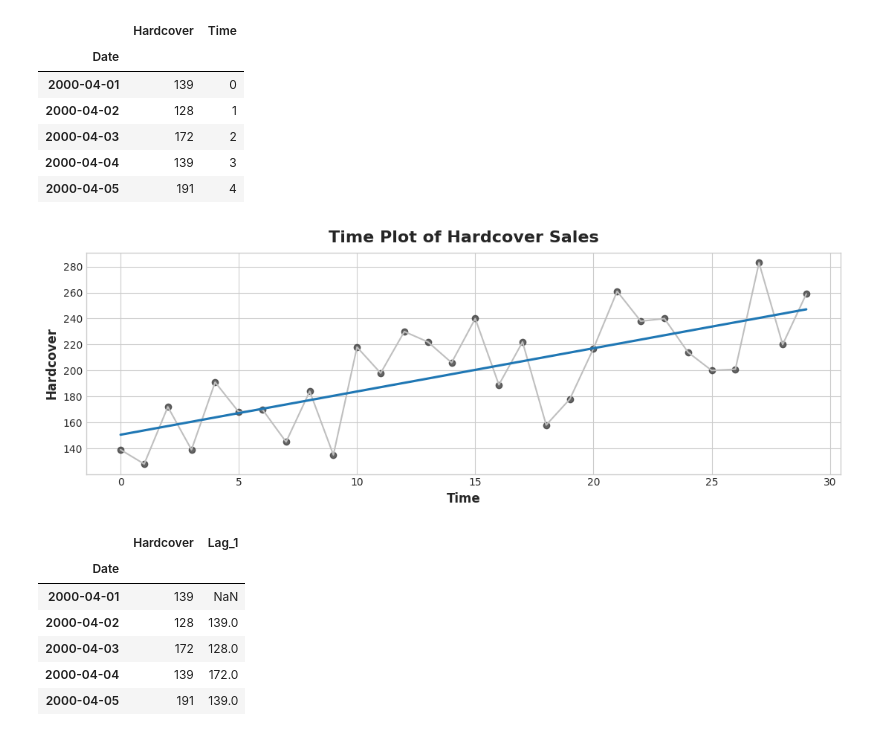
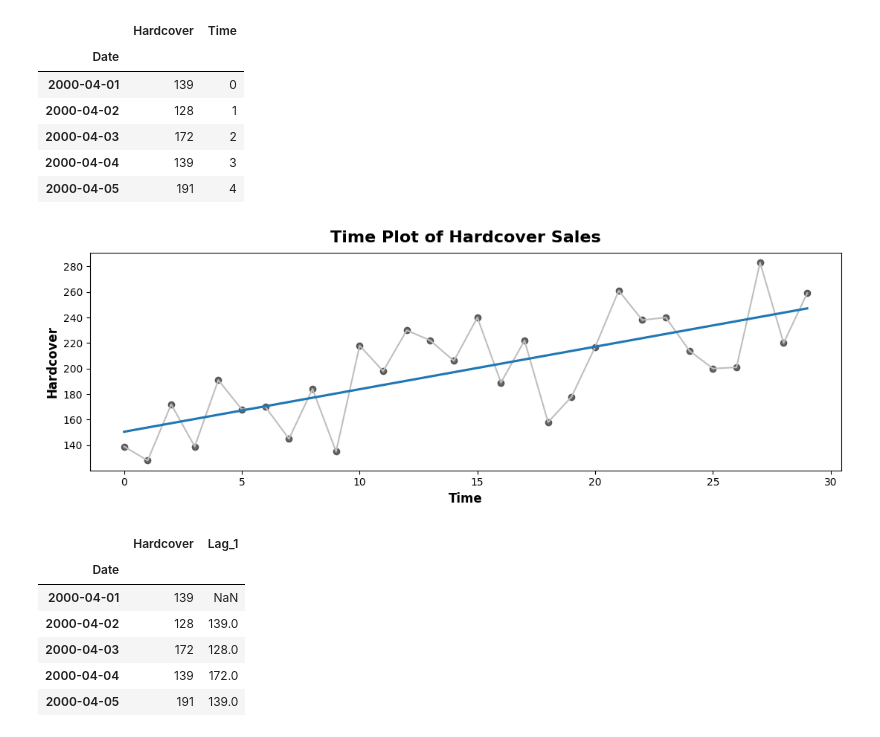
Before and after one commit to Ryan-Palmer/time-series-ml-intro, a Jupyter notebook: src/store-sales-time-series-forecasting.ipynb, the cells around one changed output. Saved outputs shown, nothing was run; the diff lists cells and outputs as text; code cells hidden in the pictures.

```diff
--- a/src/store-sales-time-series-forecasting.ipynb
+++ b/src/store-sales-time-series-forecasting.ipynb
@@ -25,10 +25,11 @@ if gpus:
 import pandas as pd
 from pathlib import Path
 
-data_dir = Path("src/data/course")
+course_data_dir = Path("src/data/course")
+data_dir = Path("src/data")
 
 df = pd.read_csv(
-        data_dir / "book_sales.csv",
+        course_data_dir / "book_sales.csv",
         index_col='Date',
         parse_dates=['Date'],
     ).drop('Paperback', axis=1)
@@ -59,30 +60,30 @@ df.head()
 # %%
 import matplotlib.pyplot as plt
 import seaborn as sns
 
-plt.style.use("seaborn-whitegrid")
+# plt.style.use("seaborn-whitegrid")
 plt.rc(
     "figure",
     autolayout=True,
     figsize=(11, 4),
     titlesize=18,
     titleweight='bold',
 )
 plt.rc(
     "axes",
     labelweight="bold",
     labelsize="large",
     titleweight="bold",
     titlesize=16,
     titlepad=10,
 )
 
 fig, ax = plt.subplots()
 ax.plot('Time', 'Hardcover', data=df, color='0.75')
 ax = sns.regplot(x='Time', y='Hardcover', data=df, ci=None, scatter_kws=dict(color='0.25'))
 ax.set_title('Time Plot of Hardcover Sales');
 # %% [output]
-[figure, old version]
+[figure, new version]
 # %%
 df['Lag_1'] = df['Hardcover'].shift(1)
 df = df.reindex(columns=['Hardcover', 'Lag_1'])
```
Also changed, not shown: parts of 25 cells of this notebook, 1 other file.
